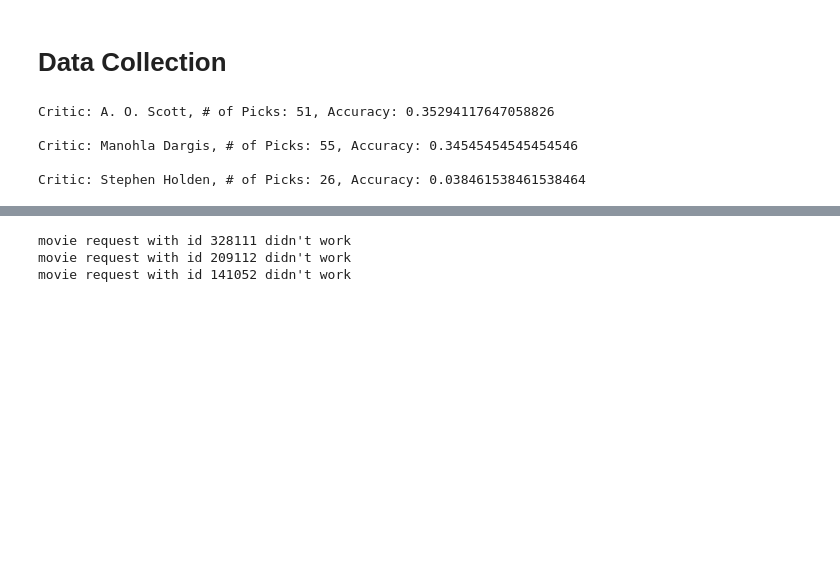
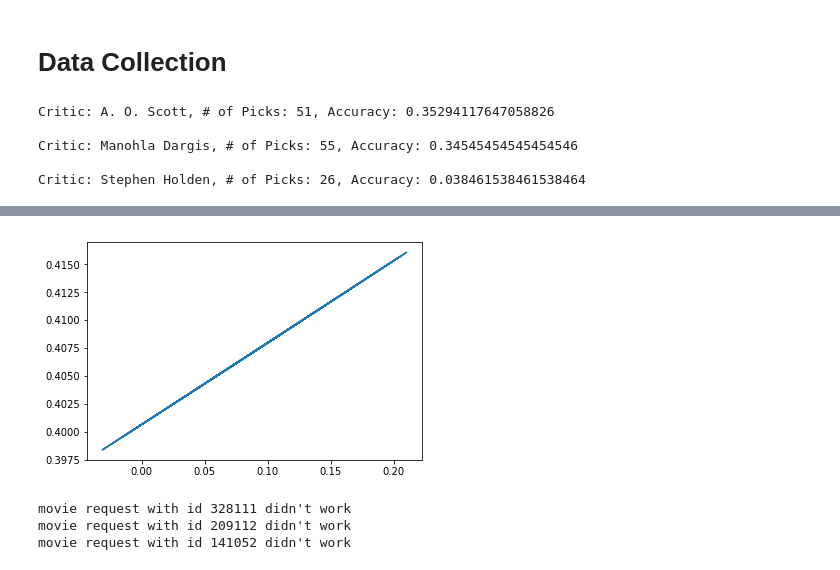
Before and after one commit to angadkalra/NYTimes-Movie-Critics, a Jupyter notebook: ProjectCode.ipynb, the cells around one changed output, grey strips where cells are left out. Cells and saved outputs as stored; diff of their text form; code cells hidden in the pictures; blank space fills up the shorter version.

```diff
--- a/ProjectCode.ipynb
+++ b/ProjectCode.ipynb
@@ -201,3 +229,8 @@ plt.show()
+# %%
+plt.plot(x_vals, y_pred[:,1])
+plt.show()
+# %% [output]
+[figure, added]
 # %%
 # Top 100 revenue movie characteristics
 
```
Also changed, not shown: parts of 7 cells of this notebook, 1 other file.
